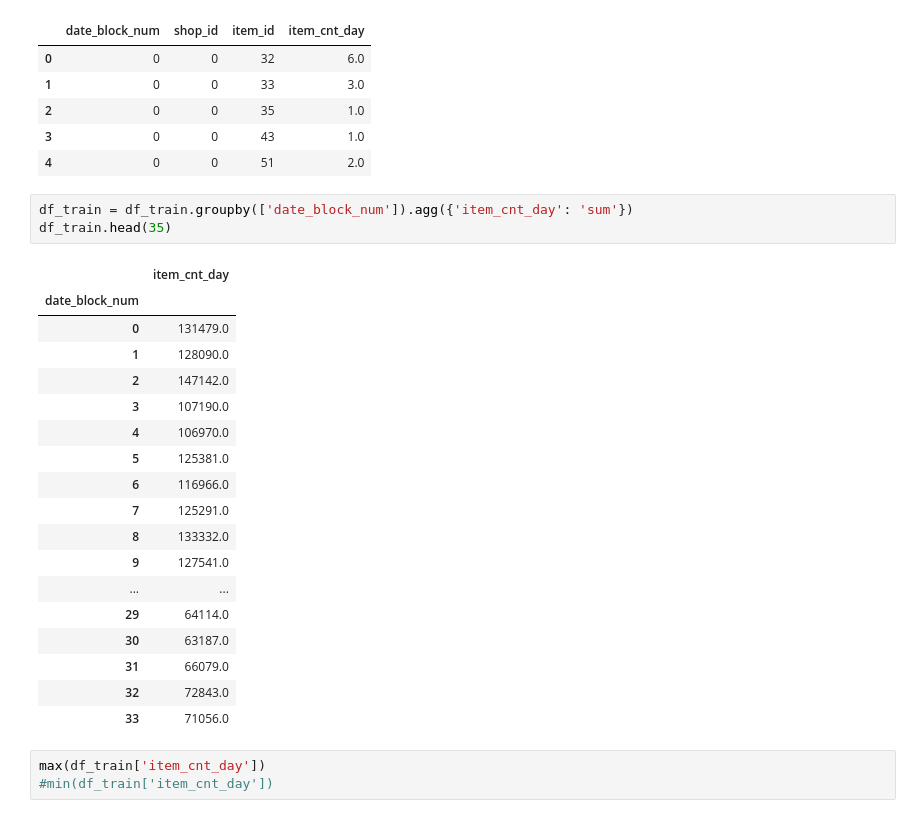
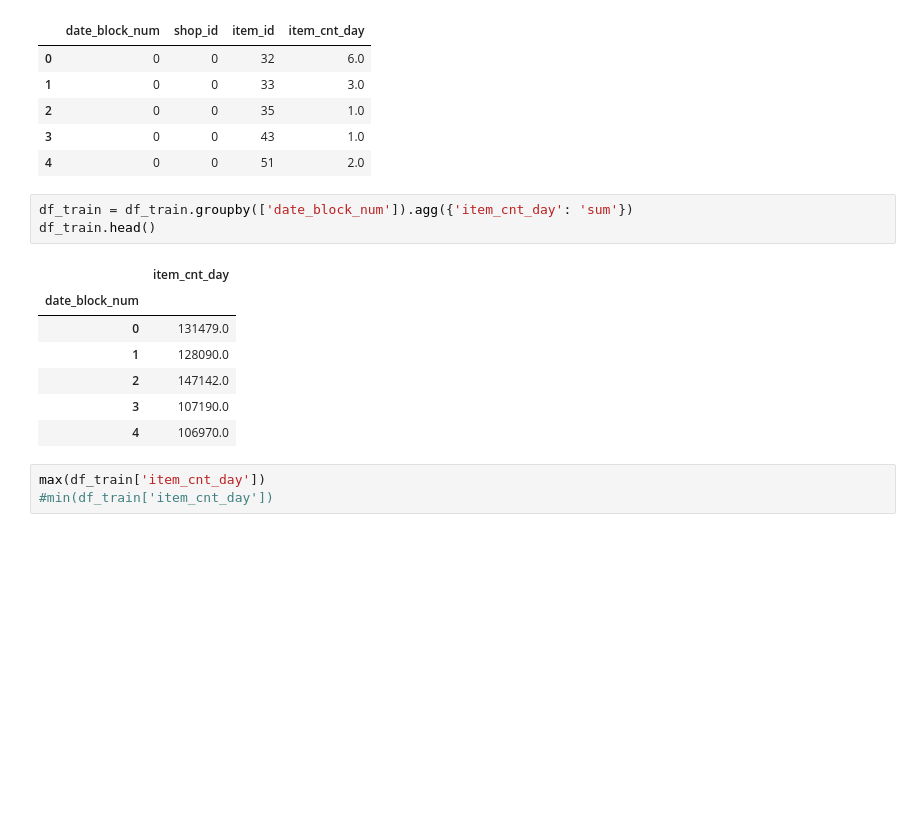
Before and after one commit to mdshafayet-chy/Time-Series-Analysis-, a Jupyter notebook: Time Series Analysis.ipynb, the cells around one changed output. Cells and saved outputs as stored; diff of their text form; blank space fills up the shorter version.

```diff
--- a/Time Series Analysis.ipynb
+++ b/Time Series Analysis.ipynb
@@ -41,26 +41,15 @@ df_train.head()
 | 4 | 0 | 0 | 51 | 2.0 |
 # %%
 df_train = df_train.groupby(['date_block_num']).agg({'item_cnt_day': 'sum'})
-df_train.head(35)
+df_train.head()
 # %% [output]
 |  | item_cnt_day |
 | date_block_num |  |
 | 0 | 131479.0 |
 | 1 | 128090.0 |
 | 2 | 147142.0 |
 | 3 | 107190.0 |
 | 4 | 106970.0 |
-| 5 | 125381.0 |
-| 6 | 116966.0 |
-| 7 | 125291.0 |
-| 8 | 133332.0 |
-| 9 | 127541.0 |
-| ... | ... |
-| 29 | 64114.0 |
-| 30 | 63187.0 |
-| 31 | 66079.0 |
-| 32 | 72843.0 |
-| 33 | 71056.0 |
 # %%
 max(df_train['item_cnt_day'])
 #min(df_train['item_cnt_day'])
```
Also changed, not shown: parts of 6 cells of this notebook.
